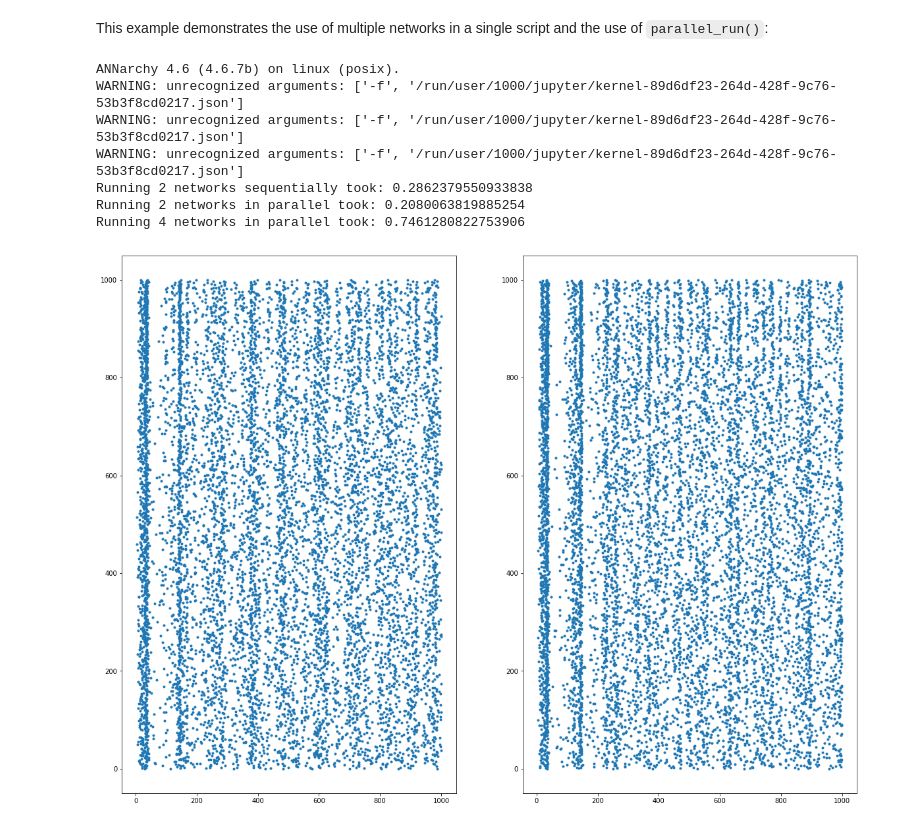
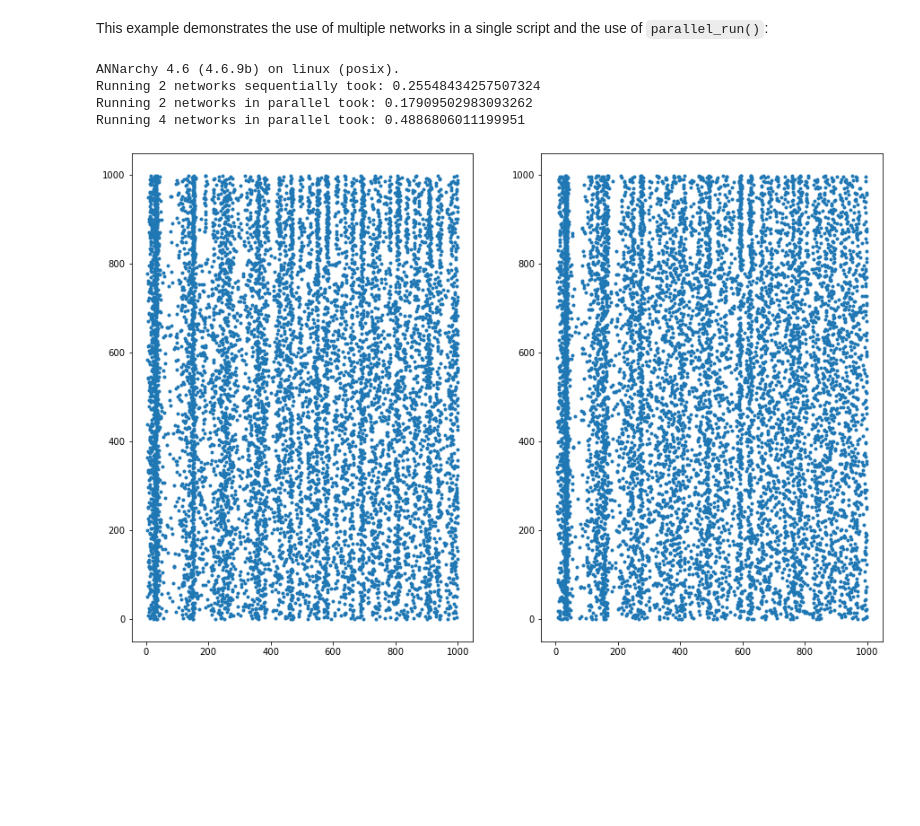
Before and after one commit to ANNarchy/ANNarchy, a Jupyter notebook: examples/multinetwork/MultipleNetworks.ipynb, the cells around one changed output. Cells and saved outputs as stored; diff of their text form; code cells hidden in the pictures; blank space fills up the shorter version.

```diff
--- a/examples/multinetwork/MultipleNetworks.ipynb
+++ b/examples/multinetwork/MultipleNetworks.ipynb
@@ -67,41 +67,36 @@ def run_network(idx, net):
     ri = np.random.random(200)
     Inh.noise = 2.0
     Inh.a = 0.02 + 0.08 * ri
     Inh.b = 0.25 - 0.05 * ri
     Inh.u = Inh.v * Inh.b
     # Simulate
     net.simulate(1000.)
     # Recordings
     t, n = net.get(M).raster_plot()
     return t, n
 
 # Simulating using the created networks
 vals = parallel_run(method=run_network, networks=[net, net2], measure_time=True, sequential=True)
 vals = parallel_run(method=run_network, networks=[net, net2], measure_time=True)
 
 # Using just a number of networks to create
 vals = parallel_run(method=run_network, number=4, measure_time=True)
 
 # Data analysis
 t, n = vals[0]
 t2, n2 = vals[1]
 
-% matplotlib inline
-import matplotlib
 import matplotlib.pyplot as plt
-matplotlib.rcParams['figure.figsize'] = (20.0, 15.0)
 
+plt.figure(figsize=(15, 10))
 plt.subplot(121)
 plt.plot(t, n, '.')
 plt.subplot(122)
 plt.plot(t2, n2, '.')
 plt.show()
 # %% [output]
-ANNarchy 4.6 (4.6.7b) on linux (posix).
-WARNING: unrecognized arguments: ['-f', '/run/user/1000/jupyter/kernel-89d6df23-264d-428f-9c76-53b3f8cd0217.json']
-WARNING: unrecognized arguments: ['-f', '/run/user/1000/jupyter/kernel-89d6df23-264d-428f-9c76-53b3f8cd0217.json']
-WARNING: unrecognized arguments: ['-f', '/run/user/1000/jupyter/kernel-89d6df23-264d-428f-9c76-53b3f8cd0217.json']
-Running 2 networks sequentially took: 0.2862379550933838
-Running 2 networks in parallel took: 0.2080063819885254
-Running 4 networks in parallel took: 0.7461280822753906
+ANNarchy 4.6 (4.6.9b) on linux (posix).
+Running 2 networks sequentially took: 0.25548434257507324
+Running 2 networks in parallel took: 0.17909502983093262
+Running 4 networks in parallel took: 0.4886806011199951
-[figure, old version]
+[figure, new version]
```
Also changed, not shown: 12 other files.
